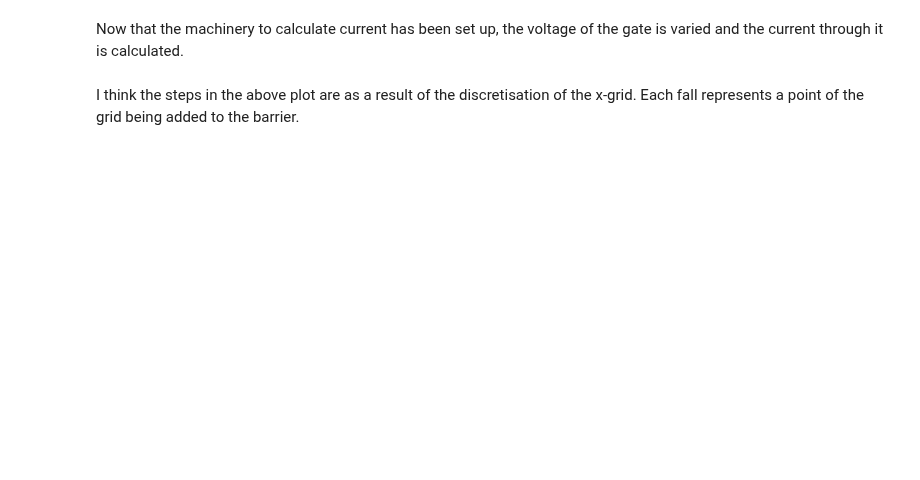
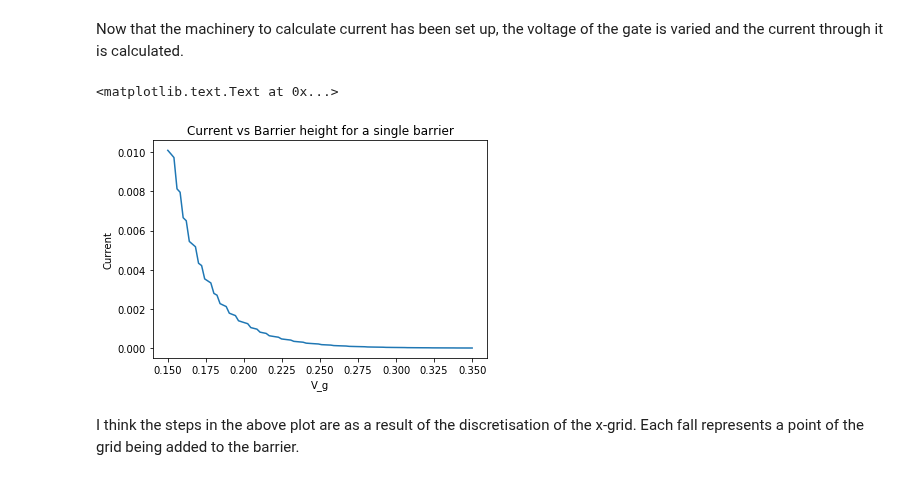
Before and after one commit to Quantumgame/quantum-ml, a Jupyter notebook: ThomasFermi Capacitance Model/Barrier Transport.ipynb, the cells around one changed output. Cells and saved outputs as stored; diff of their text form; code cells hidden in the pictures; blank space fills up the shorter version.

```diff
--- a/ThomasFermi Capacitance Model/Barrier Transport.ipynb
+++ b/ThomasFermi Capacitance Model/Barrier Transport.ipynb
@@ -329,32 +345,36 @@ current 0.412516073197
 # %% [markdown]
 Now that the machinery to calculate current has been set up, the voltage of the gate is varied and the current through it is calculated.
 # %%
-V_gate = np.linspace(100e-3,120e-3,100)
+V_gate = np.linspace(150e-3,350e-3,100)
 
 def wrapper(V_gate):
-    param1[0] = V_gate
+    param1 = [V_gate,0,50,5,50]
+    trial_gates = [param1]
     V = np.sum([calc_V_gate(x,p) for p in trial_gates],axis=0)
 
     physics['V'] = V
 
     tf = ThomasFermi(physics)
     n = tf.calc_n()
     islands = tf.calc_islands()
     barriers = tf.calc_barriers()
     p_WKB = tf.calc_WKB_prob()
     charges = tf.calc_charges()
     cap_model = tf.calc_cap_model()
     stable_config = tf.calc_stable_config()
     current = tf.calc_current()
 
     return current
 
 I = np.array([wrapper(y) for y in V_gate])
 
 
 plt.plot(V_gate,I)
 plt.xlabel('V_g')
 plt.ylabel('Current')
 plt.title('Current vs Barrier height for a single barrier')
+# %% [output]
+<matplotlib.text.Text at 0x...>
+[figure, added]
 # %% [markdown]
 I think the steps in the above plot are as a result of the discretisation of the x-grid. Each fall represents a point of the grid being added to the barrier.
```
Also changed, not shown: parts of 4 cells of this notebook.
